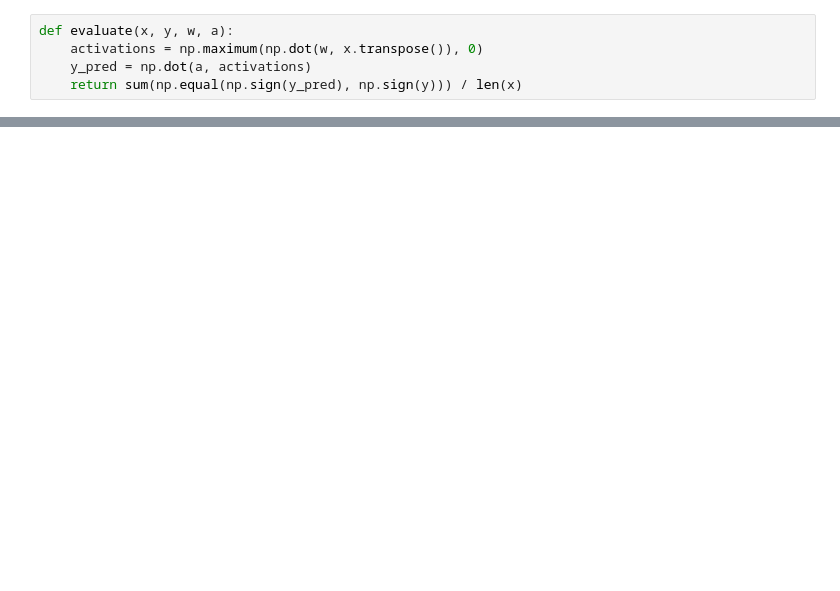
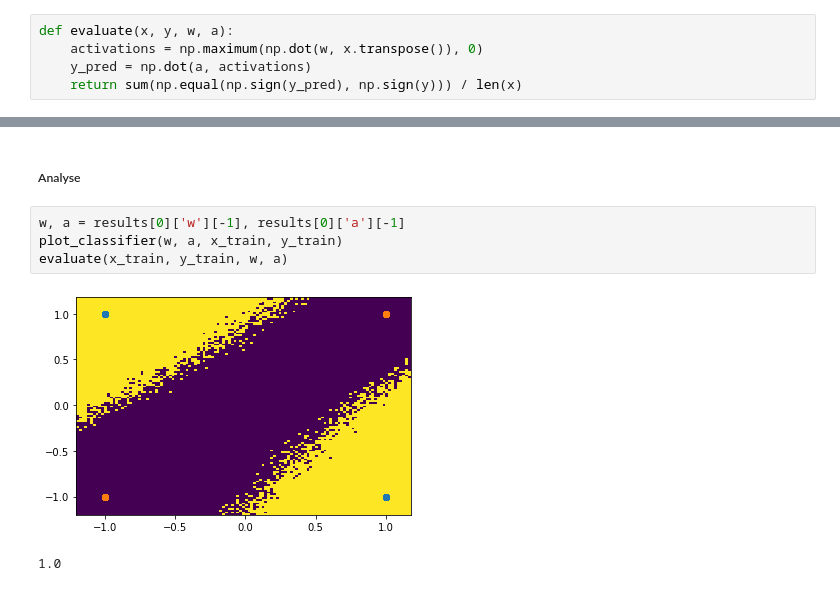
Before and after one commit to shaharazulay/relu-inductive-bias, a Jupyter notebook: source/xor_dataset_empricial_experiment.ipynb, the cells around one changed output, grey strips where cells are left out. Drawn from its saved outputs; the diff is of its cells as text; blank space fills up the shorter version.

```diff
--- a/source/xor_dataset_empricial_experiment.ipynb
+++ b/source/xor_dataset_empricial_experiment.ipynb
@@ -145 +169,10 @@ for s in [0, 0.5, 0.9]:
+# %% [markdown]
+#####  Analyse
+# %%
+w, a = results[0]['w'][-1], results[0]['a'][-1]
+plot_classifier(w, a, x_train, y_train)
+evaluate(x_train, y_train, w, a)
+# %% [output]
+[figure, added]
+1.0
 # %%
```
Also changed, not shown: parts of 24 cells of this notebook, 7 other files.
